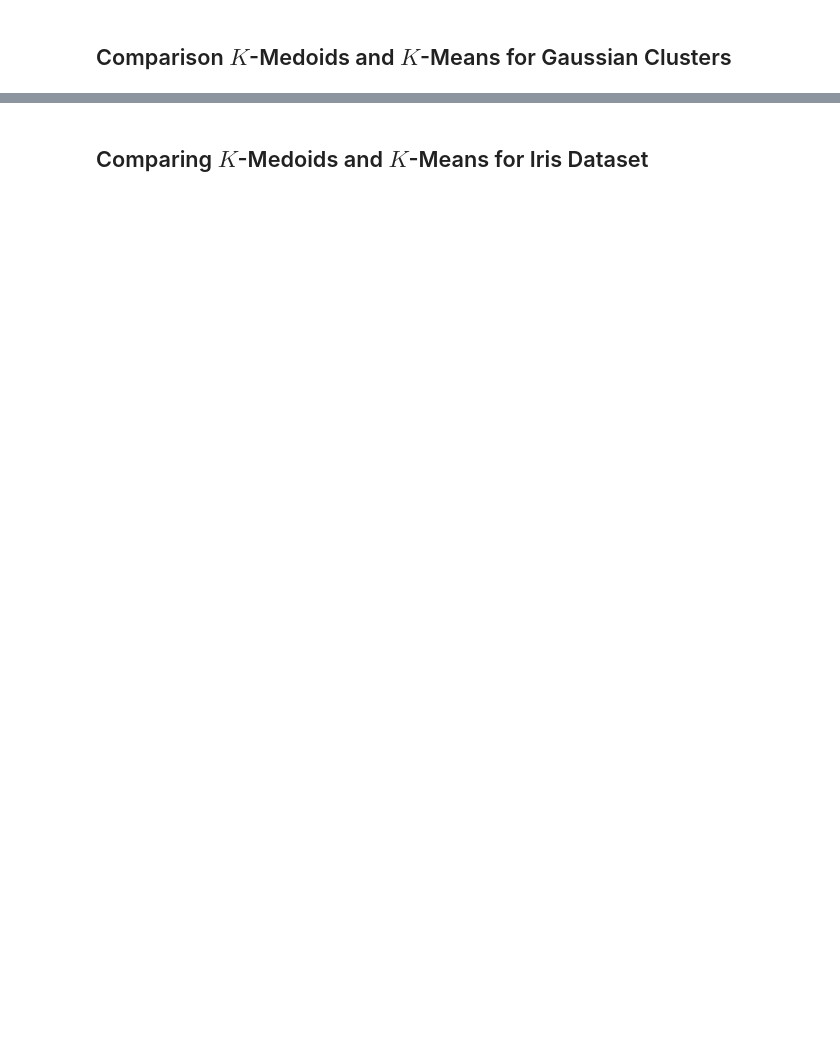
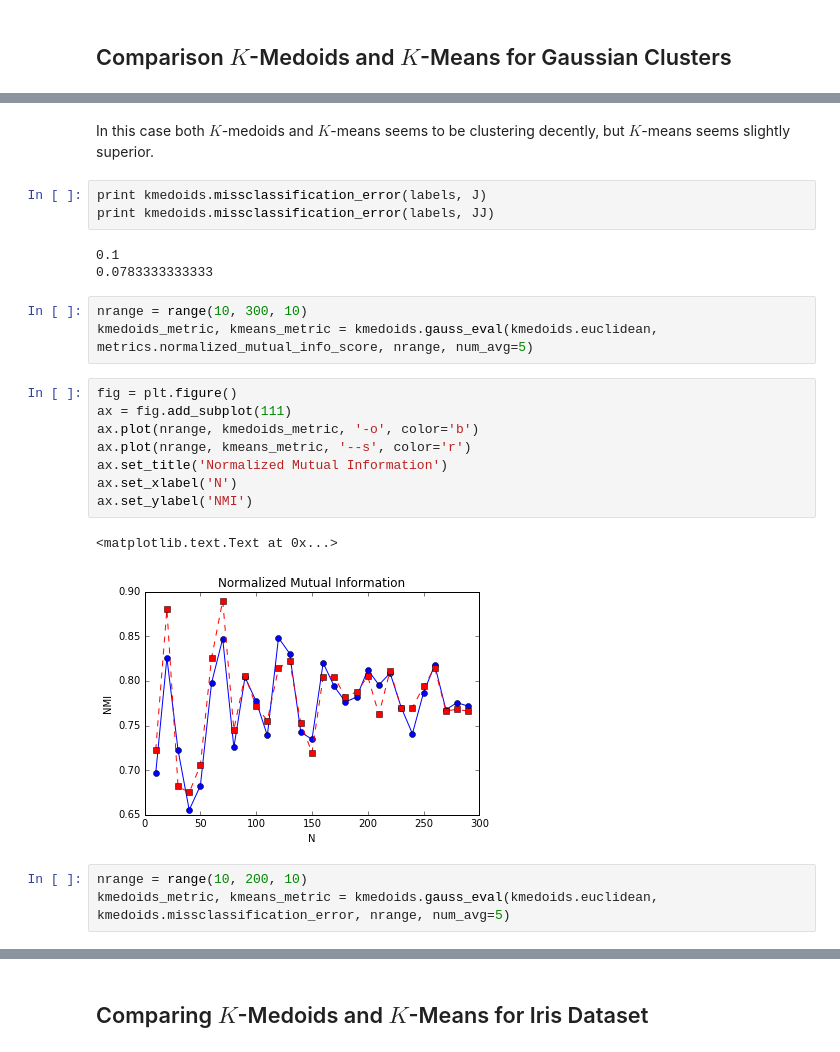
Before and after one commit to neurodata/non-parametric-clustering, a Jupyter notebook: k-medoids.ipynb, the cells around one changed output, grey strips where cells are left out. Saved outputs shown, nothing was run; the diff lists cells and outputs as text; blank space fills up the shorter version.

Commit message:
Error

```diff
--- a/k-medoids.ipynb
+++ b/k-medoids.ipynb
@@ -103,0 +130,25 @@ ax.set_title('$K$-Means++')
+# %% [markdown]
+In this case both $K$-medoids and $K$-means seems to be clustering decently, but $K$-means seems slightly superior.
+# %%
+print kmedoids.missclassification_error(labels, J)
+print kmedoids.missclassification_error(labels, JJ)
+# %% [output]
+0.1
+0.0783333333333
+# %%
+nrange = range(10, 300, 10)
+kmedoids_metric, kmeans_metric = kmedoids.gauss_eval(kmedoids.euclidean, metrics.normalized_mutual_info_score, nrange, num_avg=5)
+# %%
+fig = plt.figure()
+ax = fig.add_subplot(111)
+ax.plot(nrange, kmedoids_metric, '-o', color='b')
+ax.plot(nrange, kmeans_metric, '--s', color='r')
+ax.set_title('Normalized Mutual Information')
+ax.set_xlabel('N')
+ax.set_ylabel('NMI')
+# %% [output]
+<matplotlib.text.Text at 0x...>
+[figure, added]
+# %%
+nrange = range(10, 200, 10)
+kmedoids_metric, kmeans_metric = kmedoids.gauss_eval(kmedoids.euclidean, kmedoids.missclassification_error, nrange, num_avg=5)
```
Also changed, not shown: parts of 29 cells of this notebook, 8 other files.
